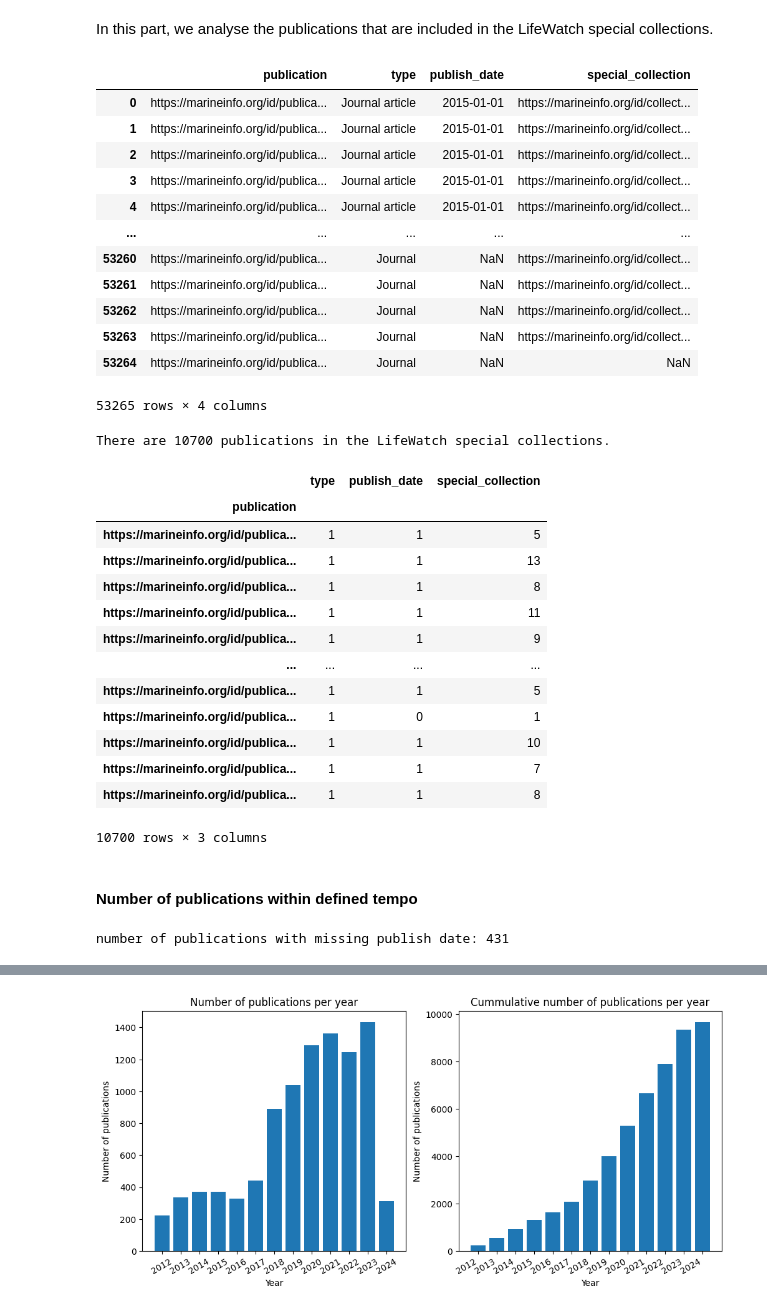
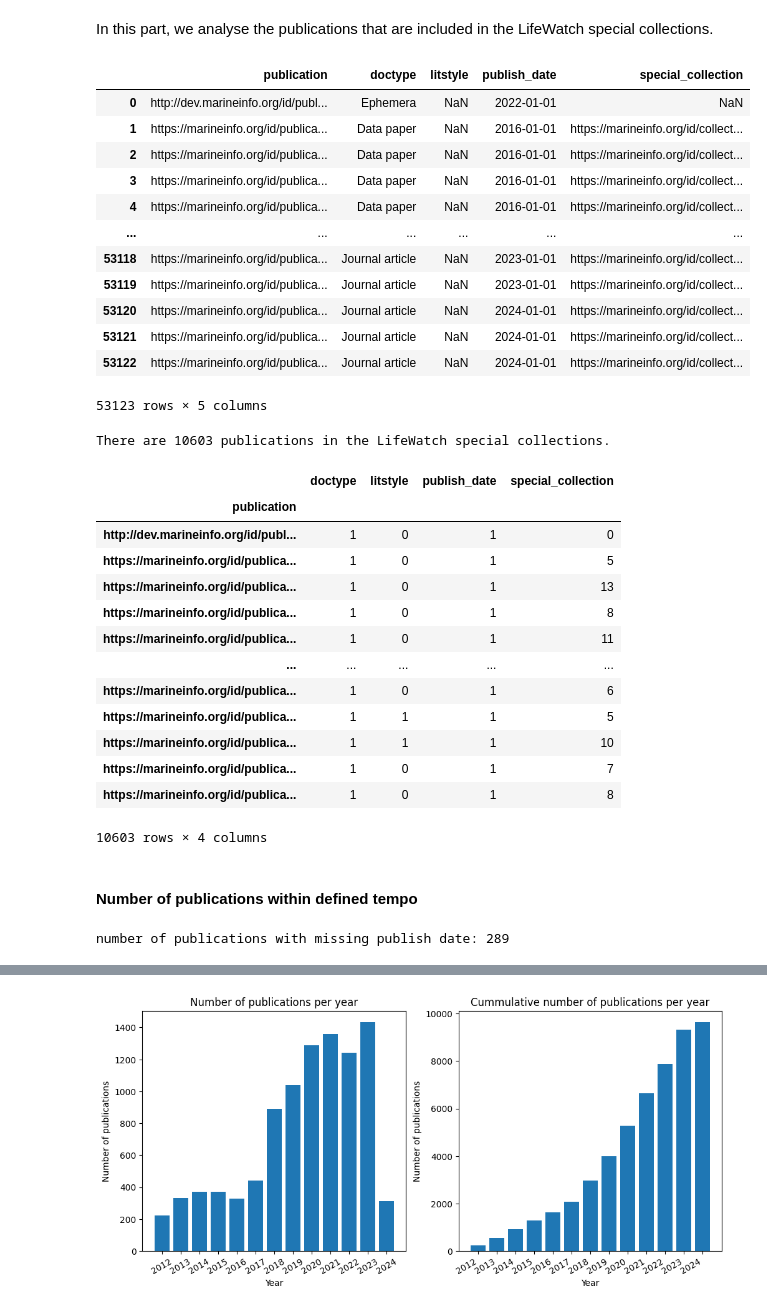
Before and after one commit to lifewatch/user-analysis-2023, a Jupyter notebook: notebooks/1a_publication_number_stats.ipynb, the cells around one changed output, grey strips where cells are left out. Drawn from its saved outputs; the diff is of its cells as text; code cells hidden in the pictures.

Commit message:
Update publications sparql to include doctype & litstyle

```diff
--- a/notebooks/1a_publication_number_stats.ipynb
+++ b/notebooks/1a_publication_number_stats.ipynb
@@ -12,43 +12,48 @@ import warnings
 # %% [markdown]
 In this part, we analyse the publications that are included in the LifeWatch special collections.
 # %%
-publication_info = execute_to_df("1_publication.sparql")
+#publication_info = execute_to_df("1_publication.sparql")
+#publication_info
+
+#work around long sparql execution time in jupyter env
+file_path = "/data/query_results/1_publication_sparql.csv"
+publication_info = pd.read_csv(file_path)
 publication_info
 # %% [output]
-|  | publication | type | publish_date | special_collection |
-| 0 | https://marineinfo.org/id/publica... | Journal article | 2015-01-01 | https://marineinfo.org/id/collect... |
-| 1 | https://marineinfo.org/id/publica... | Journal article | 2015-01-01 | https://marineinfo.org/id/collect... |
-| 2 | https://marineinfo.org/id/publica... | Journal article | 2015-01-01 | https://marineinfo.org/id/collect... |
-| 3 | https://marineinfo.org/id/publica... | Journal article | 2015-01-01 | https://marineinfo.org/id/collect... |
-| 4 | https://marineinfo.org/id/publica... | Journal article | 2015-01-01 | https://marineinfo.org/id/collect... |
-| ... | ... | ... | ... | ... |
-| 53260 | https://marineinfo.org/id/publica... | Journal | NaN | https://marineinfo.org/id/collect... |
-| 53261 | https://marineinfo.org/id/publica... | Journal | NaN | https://marineinfo.org/id/collect... |
-| 53262 | https://marineinfo.org/id/publica... | Journal | NaN | https://marineinfo.org/id/collect... |
-| 53263 | https://marineinfo.org/id/publica... | Journal | NaN | https://marineinfo.org/id/collect... |
-| 53264 | https://marineinfo.org/id/publica... | Journal | NaN | NaN |
+|  | publication | doctype | litstyle | publish_date | special_collection |
+| 0 | http://dev.marineinfo.org/id/publ... | Ephemera | NaN | 2022-01-01 | NaN |
+| 1 | https://marineinfo.org/id/publica... | Data paper | NaN | 2016-01-01 | https://marineinfo.org/id/collect... |
+| 2 | https://marineinfo.org/id/publica... | Data paper | NaN | 2016-01-01 | https://marineinfo.org/id/collect... |
+| 3 | https://marineinfo.org/id/publica... | Data paper | NaN | 2016-01-01 | https://marineinfo.org/id/collect... |
+| 4 | https://marineinfo.org/id/publica... | Data paper | NaN | 2016-01-01 | https://marineinfo.org/id/collect... |
+| ... | ... | ... | ... | ... | ... |
+| 53118 | https://marineinfo.org/id/publica... | Journal article | NaN | 2023-01-01 | https://marineinfo.org/id/collect... |
+| 53119 | https://marineinfo.org/id/publica... | Journal article | NaN | 2023-01-01 | https://marineinfo.org/id/collect... |
+| 53120 | https://marineinfo.org/id/publica... | Journal article | NaN | 2024-01-01 | https://marineinfo.org/id/collect... |
+| 53121 | https://marineinfo.org/id/publica... | Journal article | NaN | 2024-01-01 | https://marineinfo.org/id/collect... |
+| 53122 | https://marineinfo.org/id/publica... | Journal article | NaN | 2024-01-01 | https://marineinfo.org/id/collect... |
-53265 rows × 4 columns
+53123 rows × 5 columns
 # %%
 publications = publication_info.groupby('publication').nunique()
 # %%
 print(f'There are {publications.shape[0]} publications in the LifeWatch special collections.')
 publications
 # %% [output]
-There are 10700 publications in the LifeWatch special collections.
+There are 10603 publications in the LifeWatch special collections.
-|  | type | publish_date | special_collection |
-| publication |  |  |  |
-| https://marineinfo.org/id/publica... | 1 | 1 | 5 |
-| https://marineinfo.org/id/publica... | 1 | 1 | 13 |
-| https://marineinfo.org/id/publica... | 1 | 1 | 8 |
-| https://marineinfo.org/id/publica... | 1 | 1 | 11 |
-| https://marineinfo.org/id/publica... | 1 | 1 | 9 |
-| ... | ... | ... | ... |
-| https://marineinfo.org/id/publica... | 1 | 1 | 5 |
-| https://marineinfo.org/id/publica... | 1 | 0 | 1 |
-| https://marineinfo.org/id/publica... | 1 | 1 | 10 |
-| https://marineinfo.org/id/publica... | 1 | 1 | 7 |
-| https://marineinfo.org/id/publica... | 1 | 1 | 8 |
+|  | doctype | litstyle | publish_date | special_collection |
+| publication |  |  |  |  |
+| http://dev.marineinfo.org/id/publ... | 1 | 0 | 1 | 0 |
+| https://marineinfo.org/id/publica... | 1 | 0 | 1 | 5 |
+| https://marineinfo.org/id/publica... | 1 | 0 | 1 | 13 |
+| https://marineinfo.org/id/publica... | 1 | 0 | 1 | 8 |
+| https://marineinfo.org/id/publica... | 1 | 0 | 1 | 11 |
+| ... | ... | ... | ... | ... |
+| https://marineinfo.org/id/publica... | 1 | 0 | 1 | 6 |
+| https://marineinfo.org/id/publica... | 1 | 1 | 1 | 5 |
+| https://marineinfo.org/id/publica... | 1 | 1 | 1 | 10 |
+| https://marineinfo.org/id/publica... | 1 | 0 | 1 | 7 |
+| https://marineinfo.org/id/publica... | 1 | 0 | 1 | 8 |
-10700 rows × 3 columns
+10603 rows × 4 columns
 # %% [markdown]
 #### Number of publications within defined tempo
 # %%
@@ -64,7 +69,7 @@ publication_info['publish_year'] = publication_info['publish_date'].dt.year
 pubs_with_missing_publish_year = len(publication_info[publication_info['publish_year'].isnull()])
 print(f'number of publications with missing publish date: {pubs_with_missing_publish_year}')
 # %% [output]
-number of publications with missing publish date: 431
+number of publications with missing publish date: 289
 # %%
 # replace all NaN values with zeros & convert from float to int
 publication_info['publish_year'] = publication_info['publish_year'].fillna(0).astype(int)
```
Also changed, not shown: parts of 6 cells of this notebook, 2 other files.
